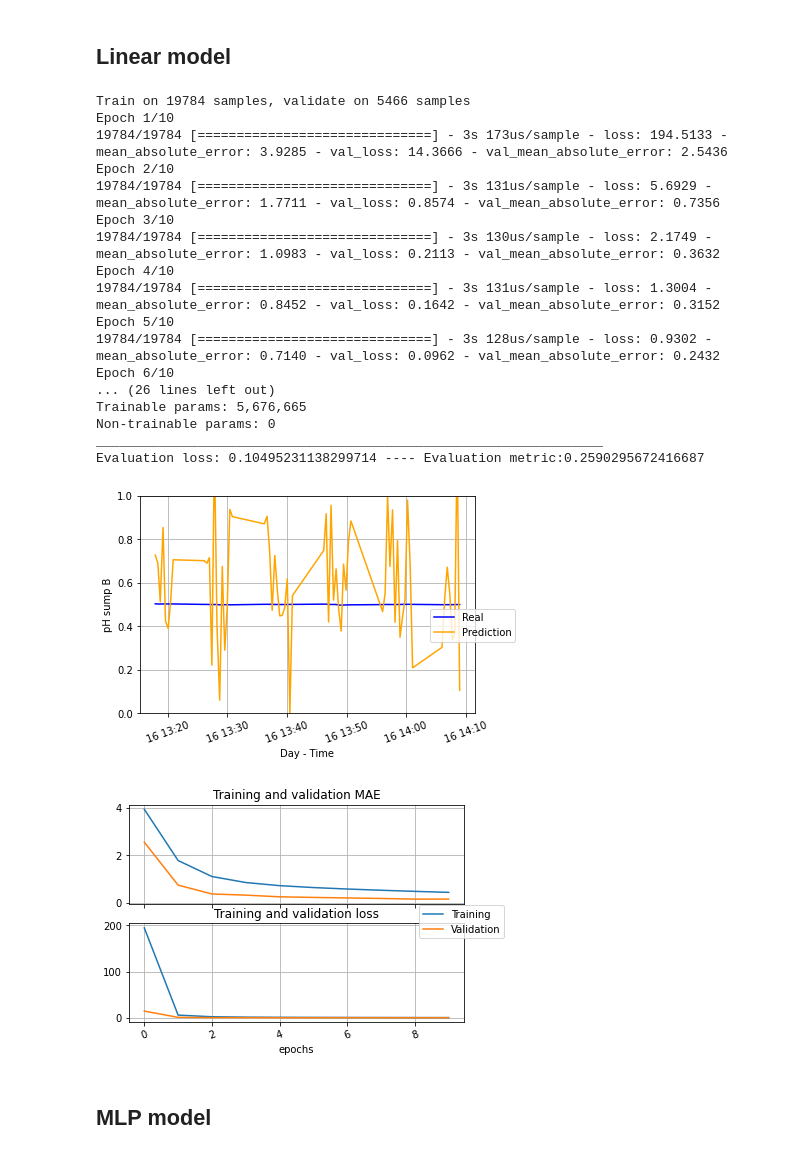
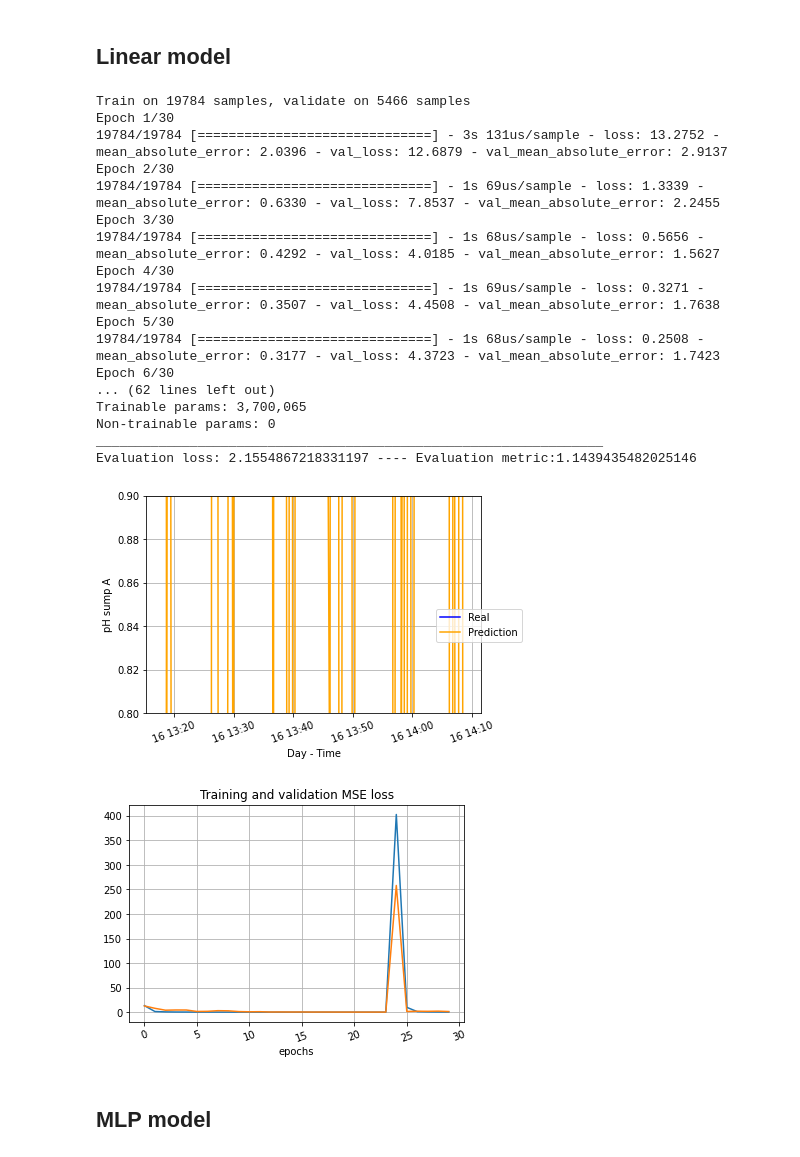
Before and after one commit to dccartagena/RNN_Aquaponics, a Jupyter notebook: notebook-pH-raw_data.ipynb, the cells around one changed output. Saved outputs shown, nothing was run; the diff lists cells and outputs as text; code cells hidden in the pictures.

```diff
--- a/notebook-pH-raw_data.ipynb
+++ b/notebook-pH-raw_data.ipynb
@@ -13,13 +13,17 @@ import os
 import sys
 
 os.environ['KMP_DUPLICATE_LIB_OK']='True'
-os.environ["CUDA_VISIBLE_DEVICES"] = "2"
+os.environ["CUDA_VISIBLE_DEVICES"] = "3"
 
 # np.set_printoptions(threshold=sys.maxsize)
 
 mpl.rcParams['figure.figsize'] = (14, 8)
 mpl.rcParams['axes.grid'] = True
 
+font = {'size'   : 18}
+
+mpl.rc('font', **font)
+
 np.random.seed(10)
 # %% [markdown]
 ## Data adquisition
@@ -324,7 +328,7 @@ def plot_results(label_target, label_time, label, results, label_width):
     fig.legend(lines, labels, loc = 'center right')
     plt.xticks(rotation=20)
     plt.xlabel('Day - Time')
-    plt.ylim([0., 1.])
+    plt.ylim([0.8, 0.9])
     plt.show()
 
     pass
@@ -342,20 +346,20 @@ def plot_history(history):
     # Get number of epochs
     epochs = range(len(acc))
 
-    fig, ax = plt.subplots(2, sharex = 'all')
+#     fig, ax = plt.subplots(1, sharex = 'all')
 
     # Plot training and validation accuracy per epoch
-    ax[0].plot(epochs, acc, label = 'Training')
-    ax[0].plot(epochs, val_acc, label = 'Validation')
-    ax[0].title.set_text('Training and validation MAE')
+#     ax[0].plot(epochs, acc, label = 'Training')
+#     ax[0].plot(epochs, val_acc, label = 'Validation')
+#     ax[0].title.set_text('Training and validation MAE loss')
 
     # Plot training and validation loss per epoch
-    ax[1].plot(epochs, loss, label = 'Training')
-    ax[1].plot(epochs, val_loss, label = 'Validation')
-    ax[1].title.set_text('Training and validation loss')
+    plt.plot(epochs, loss, label = 'Training')
+    plt.plot(epochs, val_loss, label = 'Validation')
+    plt.title('Training and validation MSE loss')
 
-    lines, labels = fig.axes[-1].get_legend_handles_labels()
-    fig.legend(lines, labels, loc = 'center right')
+#     lines, labels = fig.axes[-1].get_legend_handles_labels()
+#     fig.legend(lines, labels, loc = 'center right')
     plt.xticks(rotation=20)
     plt.xlabel('epochs')
     plt.show()
@@ -424,42 +428,45 @@ def f_linear_model(label_target, label_width):
     model = tf.keras.Sequential([
             tf.keras.layers.Flatten(),
 
-            tf.keras.layers.Dense(units = 600, kernel_initializer='random_normal', bias_initializer='zeros'),
-            tf.keras.layers.Dropout(0.2),
+#             tf.keras.layers.Dense(units = 300, kernel_initializer='random_normal', bias_initializer='zeros'),
+#             tf.keras.layers.Dropout(0.2),
 
             tf.keras.layers.Dense(units = 400, kernel_initializer='random_normal', bias_initializer='zeros'),
-            tf.keras.layers.Dropout(0.2),
+#             tf.keras.layers.Dropout(0.1),
 
-            tf.keras.layers.Dense(units = len(label_target) * label_width, kernel_initializer='random_normal', bias_initializer='zeros')])
+            tf.keras.layers.Dense(units = 200, kernel_initializer='random_normal', bias_initializer='zeros'),
+#             tf.keras.layers.Dropout(0.1),
+
+            tf.keras.layers.Dense(units = len(label_target) * label_width)])
     return model
 
 linear_model = f_linear_model(label_target, label_width)
 # %%
-max_epochs = 10
-batch_size = 50
+max_epochs = 30
+batch_size = 100
 
 linear_history, linear_prediction = compile_and_fit(linear_model, train_data, train_target, val_data, val_target,
                                                     test_data, test_target, max_epochs, batch_size, test_entry, label_width)
 # %% [output]
 Train on 19784 samples, validate on 5466 samples
-Epoch 1/10
-19784/19784 [==============================] - 3s 173us/sample - loss: 194.5133 - mean_absolute_error: 3.9285 - val_loss: 14.3666 - val_mean_absolute_error: 2.5436
-Epoch 2/10
-19784/19784 [==============================] - 3s 131us/sample - loss: 5.6929 - mean_absolute_error: 1.7711 - val_loss: 0.8574 - val_mean_absolute_error: 0.7356
-Epoch 3/10
-19784/19784 [==============================] - 3s 130us/sample - loss: 2.1749 - mean_absolute_error: 1.0983 - val_loss: 0.2113 - val_mean_absolute_error: 0.3632
-Epoch 4/10
-19784/19784 [==============================] - 3s 131us/sample - loss: 1.3004 - mean_absolute_error: 0.8452 - val_loss: 0.1642 - val_mean_absolute_error: 0.3152
-Epoch 5/10
-19784/19784 [==============================] - 3s 128us/sample - loss: 0.9302 - mean_absolute_error: 0.7140 - val_loss: 0.0962 - val_mean_absolute_error: 0.2432
-Epoch 6/10
-... (26 lines left out)
-Trainable params: 5,676,665
+Epoch 1/30
+19784/19784 [==============================] - 3s 131us/sample - loss: 13.2752 - mean_absolute_error: 2.0396 - val_loss: 12.6879 - val_mean_absolute_error: 2.9137
+Epoch 2/30
+19784/19784 [==============================] - 1s 69us/sample - loss: 1.3339 - mean_absolute_error: 0.6330 - val_loss: 7.8537 - val_mean_absolute_error: 2.2455
+Epoch 3/30
+19784/19784 [==============================] - 1s 68us/sample - loss: 0.5656 - mean_absolute_error: 0.4292 - val_loss: 4.0185 - val_mean_absolute_error: 1.5627
+Epoch 4/30
+19784/19784 [==============================] - 1s 69us/sample - loss: 0.3271 - mean_absolute_error: 0.3507 - val_loss: 4.4508 - val_mean_absolute_error: 1.7638
+Epoch 5/30
+19784/19784 [==============================] - 1s 68us/sample - loss: 0.2508 - mean_absolute_error: 0.3177 - val_loss: 4.3723 - val_mean_absolute_error: 1.7423
+Epoch 6/30
+... (62 lines left out)
+Trainable params: 3,700,065
 Non-trainable params: 0
 _________________________________________________________________
-Evaluation loss: 0.10495231138299714 ---- Evaluation metric:0.2590295672416687
+Evaluation loss: 2.1554867218331197 ---- Evaluation metric:1.1439435482025146
-[figure, old version]
+[figure, new version]
-[figure, old version]
+[figure, new version]
 # %% [markdown]
 ## MLP model
 # %%
```
Also changed, not shown: parts of 13 cells of this notebook, 1 other file.
